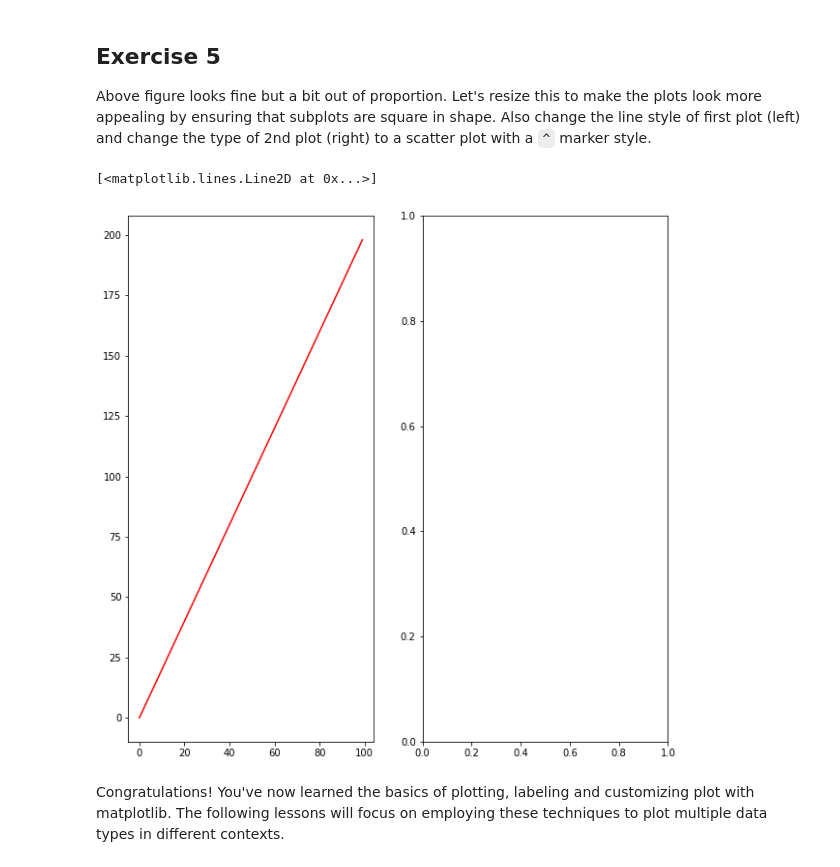
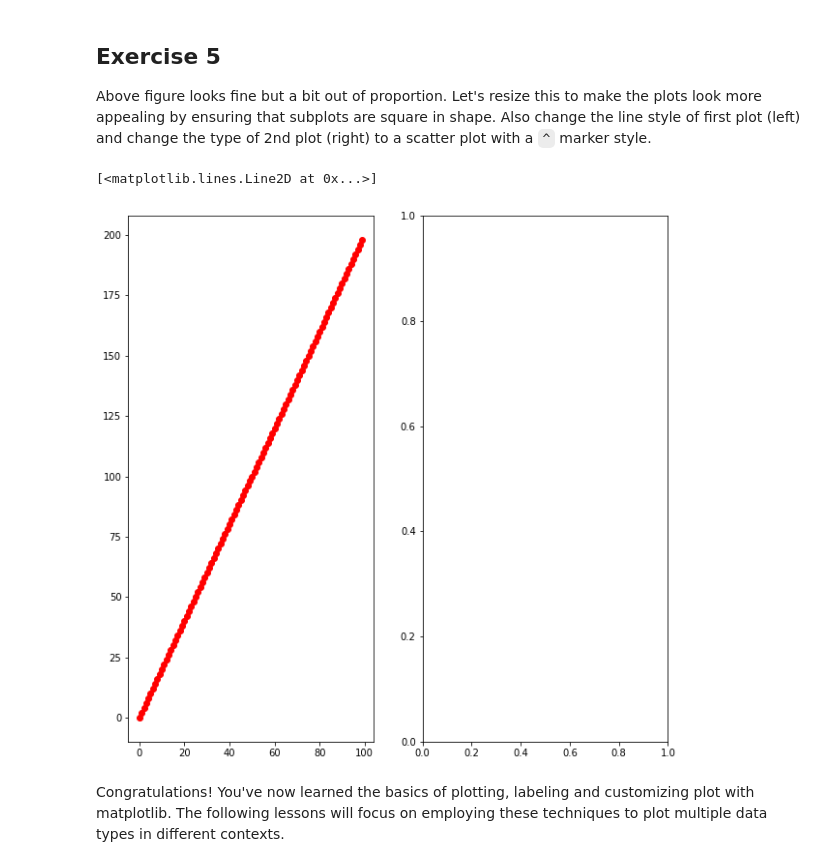
Before and after one commit to rmei97/dsc-more-practice-with-matplotlib-lab-nyc-ds-033020, a Jupyter notebook: index.ipynb, the cells around one changed output. Saved outputs shown, nothing was run; the diff lists cells and outputs as text; code cells hidden in the pictures.

```diff
--- a/index.ipynb
+++ b/index.ipynb
@@ -133,11 +133,11 @@ Above figure looks fine but a bit out of proportion. Let's resize this to make t
 # %%
 fig,ax = plt.subplots(1,2, figsize = (10,10))
 ax1 = ax[0]
 ax2 = ax[1]
-ax1.plot(x,y,'r-')
+ax1.plot(x,y,'ro')
 # %% [output]
 [<matplotlib.lines.Line2D at 0x...>]
-[figure, old version]
+[figure, new version]
 # %% [markdown]
 Congratulations! You've now learned the basics of plotting, labeling and customizing plot with matplotlib. The following lessons will focus on employing these techniques to plot multiple data types in different contexts.
 # %% [markdown]
```
